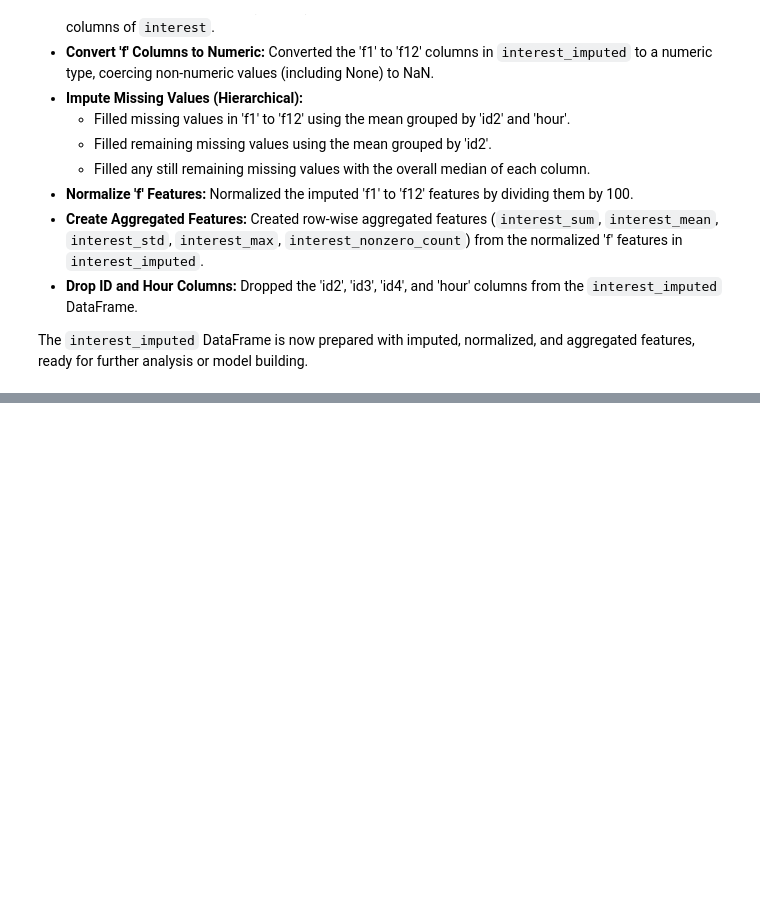
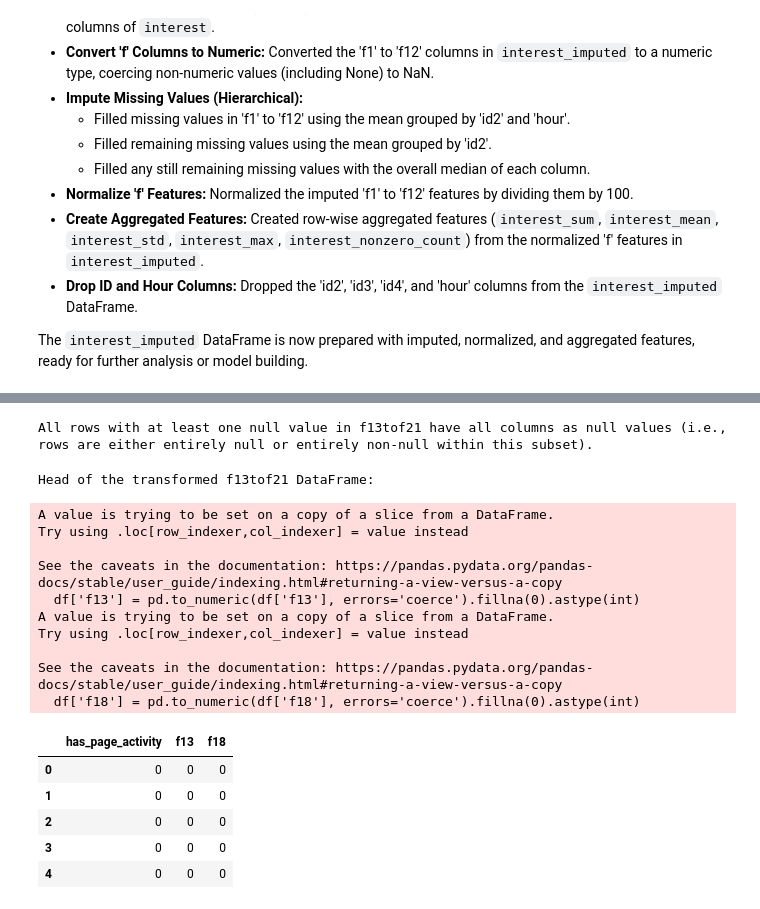
Before and after one commit to rishabh-0042/American_Express_Hackathon_25-2025, a Jupyter notebook: AMEXHackathon_2.ipynb, the cells around one changed output, grey strips where cells are left out. Saved outputs shown, nothing was run; the diff lists cells and outputs as text; code cells hidden in the pictures; blank space fills up the shorter version.

```diff
--- a/AMEXHackathon_2.ipynb
+++ b/AMEXHackathon_2.ipynb
@@ -580,3 +580,15 @@ Here is a step-by-step summary of the data loading, exploration, and preprocessi
 *   **Drop ID and Hour Columns:** Dropped the 'id2', 'id3', 'id4', and 'hour' columns from the `interest_imputed` DataFrame.
 
 The `interest_imputed` DataFrame is now prepared with imputed, normalized, and aggregated features, ready for further analysis or model building.
+# %%
+import pandas as pd
+
+file_path_train = '/content/drive/MyDrive/AMEXChallenge/train_data.parquet'
+try:
+  df_train = pd.read_parquet(file_path_train)
+  print("Successfully loaded the training data.")
+  display(df_train.head())
+except FileNotFoundError:
+  print(f"Error: The file was not found at {file_path_train}")
+except Exception as e:
+  print(f"An error occurred while loading the file: {e}")
@@ -582,0 +604,7 @@ The `interest_imputed` DataFrame is now prepared with imputed, normalized, and a
+# %%
+# Create a new DataFrame with columns f13 to f21 from df_train
+f13tof21 = df_train.loc[:, 'f13':'f21']
+
+# Display the head of the new DataFrame
+print("Head of the new DataFrame with columns f13 to f21:")
+display(f13tof21.head())
@@ -582,0 +639,17 @@ The `interest_imputed` DataFrame is now prepared with imputed, normalized, and a
+# %%
+# Identify rows with at least one null value in f13tof21
+rows_with_any_null_f13tof21 = f13tof21[f13tof21.isnull().any(axis=1)]
+
+# Check if all values are null in these rows in f13tof21
+all_null_in_rows_with_any_null_f13tof21 = rows_with_any_null_f13tof21.isnull().all(axis=1)
+
+if rows_with_any_null_f13tof21.empty:
+    print("There are no rows with any null values in the f13tof21 DataFrame.")
+elif all_null_in_rows_with_any_null_f13tof21.all():
+    print("All rows with at least one null value in f13tof21 have all columns as null values (i.e., rows are either entirely null or entirely non-null within this subset).")
+else:
+    print("There are rows in f13tof21 that have some non-null values but also contain individual null values.")
+    print("\nSample of such rows:")
+    display(rows_with_some_null_in_first_1000_f13tof21.head()) # Display sample of rows with some nulls but not all nulls (from previous check)
+# %% [output]
+All rows with at least one null value in f13tof21 have all columns as null values (i.e., rows are either entirely null or entirely non-null within this subset).
@@ -582,0 +699,25 @@ The `interest_imputed` DataFrame is now prepared with imputed, normalized, and a
+# %%
+# Apply the transform_page_activity function to f13tof21
+f13tof21_transformed = transform_page_activity(f13tof21)
+
+# Display the head of the transformed DataFrame
+print("Head of the transformed f13tof21 DataFrame:")
+display(f13tof21_transformed.head())
+# %% [output]
+Head of the transformed f13tof21 DataFrame:
+A value is trying to be set on a copy of a slice from a DataFrame.
+Try using .loc[row_indexer,col_indexer] = value instead
+
+See the caveats in the documentation: https://pandas.pydata.org/pandas-docs/stable/user_guide/indexing.html#returning-a-view-versus-a-copy
+  df['f13'] = pd.to_numeric(df['f13'], errors='coerce').fillna(0).astype(int)
+A value is trying to be set on a copy of a slice from a DataFrame.
+Try using .loc[row_indexer,col_indexer] = value instead
+
+See the caveats in the documentation: https://pandas.pydata.org/pandas-docs/stable/user_guide/indexing.html#returning-a-view-versus-a-copy
+  df['f18'] = pd.to_numeric(df['f18'], errors='coerce').fillna(0).astype(int)
+|  | has_page_activity | f13 | f18 |
+| 0 | 0 | 0 | 0 |
+| 1 | 0 | 0 | 0 |
+| 2 | 0 | 0 | 0 |
+| 3 | 0 | 0 | 0 |
+| 4 | 0 | 0 | 0 |
```
Also changed, not shown: parts of 11 cells of this notebook.
